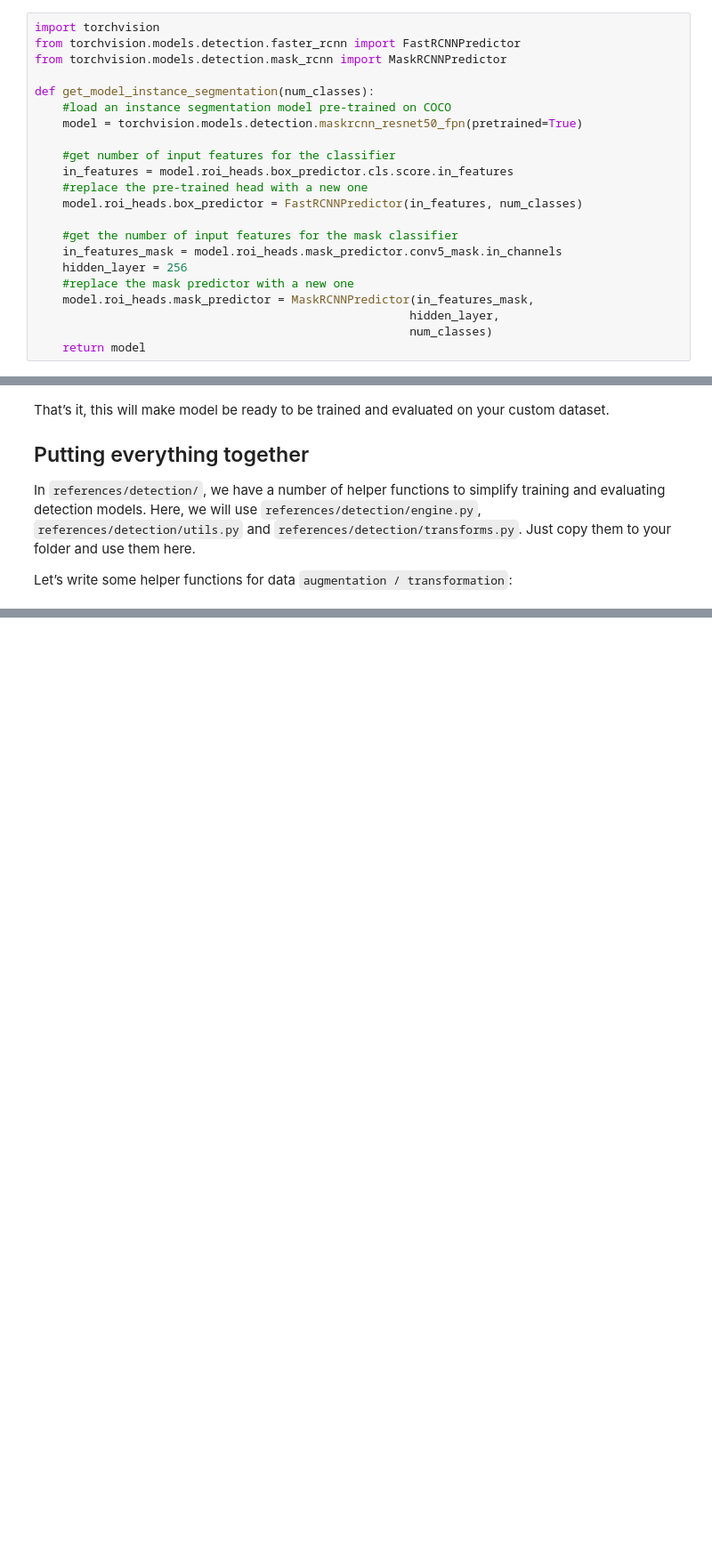
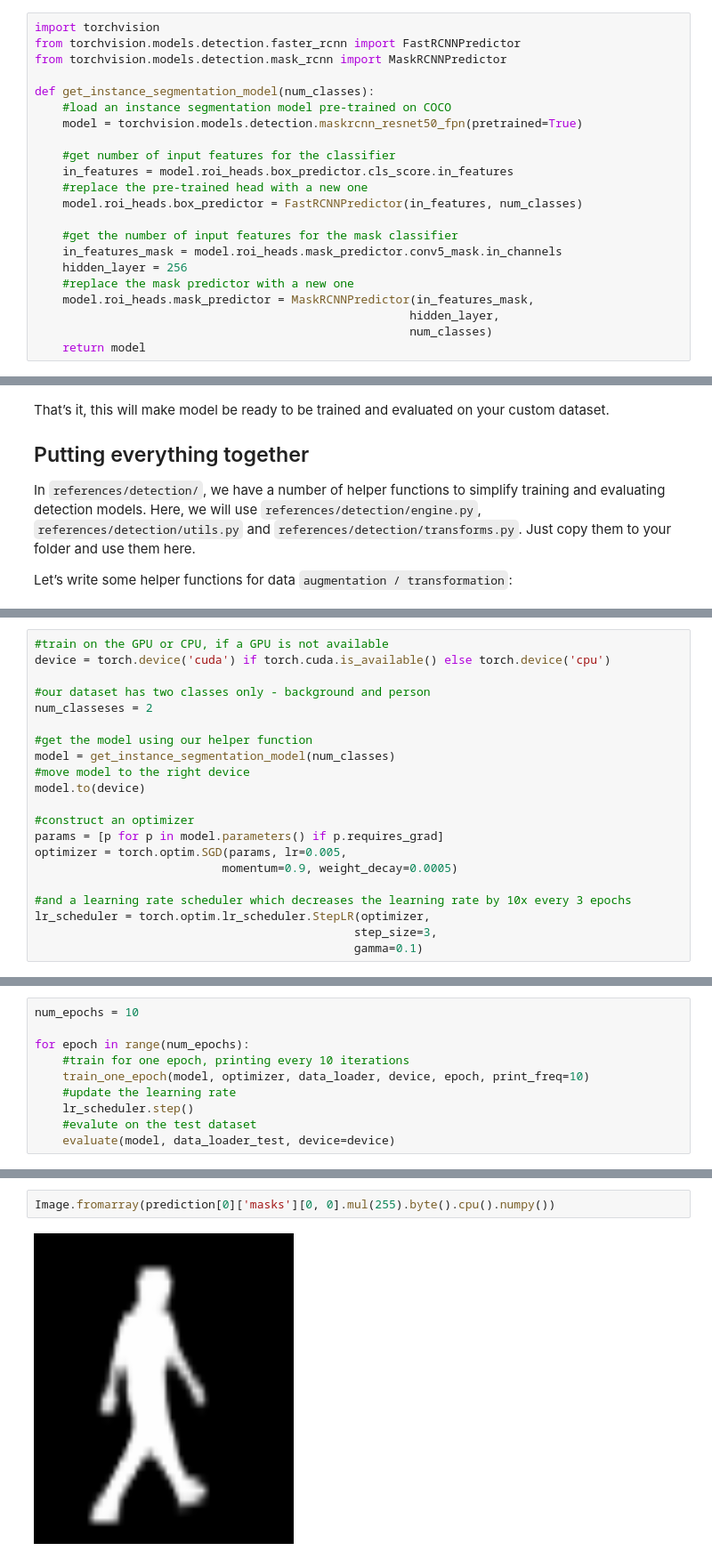
Before and after one commit to dangnam739/pytorch-tutorial, a Jupyter notebook: Object-Detection-finetuning/Torchvision object detection finetuning tutorial.ipynb, the cells around one changed output, grey strips where cells are left out. Shown at 89% size. Saved outputs shown, nothing was run; the diff lists cells and outputs as text; blank space fills up the shorter version.

```diff
--- a/Object-Detection-finetuning/Torchvision object detection finetuning tutorial.ipynb
+++ b/Object-Detection-finetuning/Torchvision object detection finetuning tutorial.ipynb
@@ -206,12 +253,12 @@ import torchvision
 from torchvision.models.detection.faster_rcnn import FastRCNNPredictor
 from torchvision.models.detection.mask_rcnn import MaskRCNNPredictor
 
-def get_model_instance_segmentation(num_classes):
+def get_instance_segmentation_model(num_classes):
     #load an instance segmentation model pre-trained on COCO
     model = torchvision.models.detection.maskrcnn_resnet50_fpn(pretrained=True)
 
     #get number of input features for the classifier
-    in_features = model.roi_heads.box_predictor.cls.score.in_features
+    in_features = model.roi_heads.box_predictor.cls_score.in_features
     #replace the pre-trained head with a new one
     model.roi_heads.box_predictor = FastRCNNPredictor(in_features, num_classes)
 
@@ -268,0 +355,21 @@ Original Traceback (most recent call last):
+# %%
+#train on the GPU or CPU, if a GPU is not available
+device = torch.device('cuda') if torch.cuda.is_available() else torch.device('cpu')
+
+#our dataset has two classes only - background and person
+num_classeses = 2
+
+#get the model using our helper function
+model = get_instance_segmentation_model(num_classes)
+#move model to the right device
+model.to(device)
+
+#construct an optimizer
+params = [p for p in model.parameters() if p.requires_grad]
+optimizer = torch.optim.SGD(params, lr=0.005,
+                           momentum=0.9, weight_decay=0.0005)
+
+#and a learning rate scheduler which decreases the learning rate by 10x every 3 epochs
+lr_scheduler = torch.optim.lr_scheduler.StepLR(optimizer,
+                                              step_size=3,
+                                              gamma=0.1)
@@ -268,0 +380,10 @@ Original Traceback (most recent call last):
+# %%
+num_epochs = 10
+
+for epoch in range(num_epochs):
+    #train for one epoch, printing every 10 iterations
+    train_one_epoch(model, optimizer, data_loader, device, epoch, print_freq=10)
+    #update the learning rate
+    lr_scheduler.step()
+    #evalute on the test dataset
+    evaluate(model, data_loader_test, device=device)
@@ -268,0 +451,4 @@ Original Traceback (most recent call last):
+# %%
+Image.fromarray(prediction[0]['masks'][0, 0].mul(255).byte().cpu().numpy())
+# %% [output]
+[figure, added]
```
Also changed, not shown: parts of 27 cells of this notebook.
